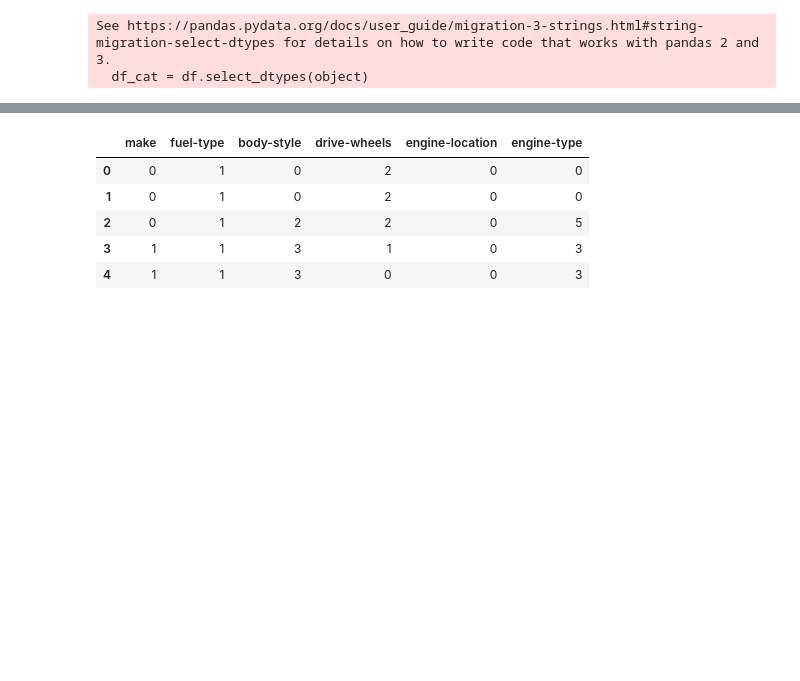
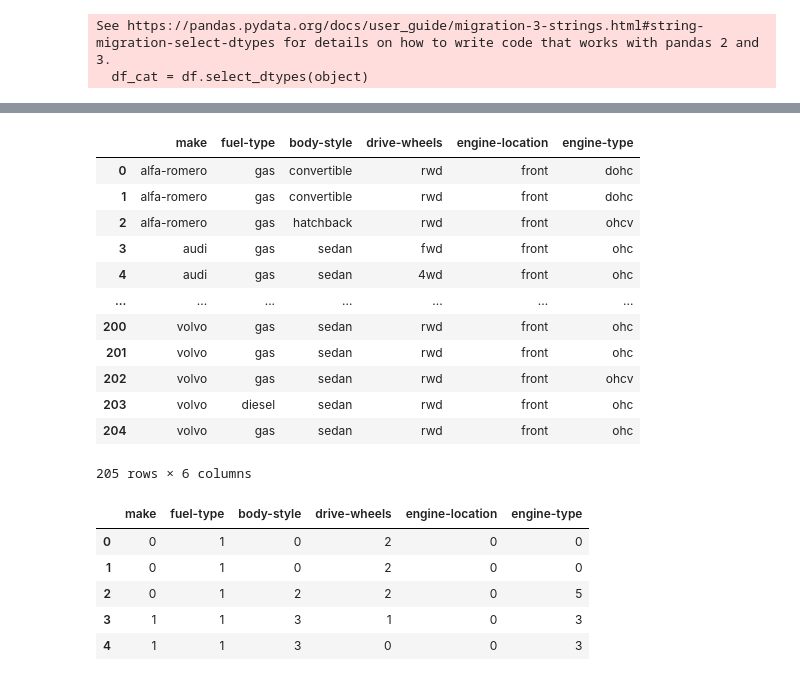
Before and after one commit to aryanp0603/Machine_Learning_Automobile_Model, a Jupyter notebook: 3.lab4.ipynb, the cells around one changed output, grey strips where cells are left out. Drawn from its saved outputs; the diff is of its cells as text; code cells hidden in the pictures; blank space fills up the shorter version.

```diff
--- a/3.lab4.ipynb
+++ b/3.lab4.ipynb
@@ -163,3 +179,19 @@ See https://pandas.pydata.org/docs/user_guide/migration-3-strings.html#string-mi
+# %%
+df_cat
+# %% [output]
+|  | make | fuel-type | body-style | drive-wheels | engine-location | engine-type |
+| 0 | alfa-romero | gas | convertible | rwd | front | dohc |
+| 1 | alfa-romero | gas | convertible | rwd | front | dohc |
+| 2 | alfa-romero | gas | hatchback | rwd | front | ohcv |
+| 3 | audi | gas | sedan | fwd | front | ohc |
+| 4 | audi | gas | sedan | 4wd | front | ohc |
+| ... | ... | ... | ... | ... | ... | ... |
+| 200 | volvo | gas | sedan | rwd | front | ohc |
+| 201 | volvo | gas | sedan | rwd | front | ohc |
+| 202 | volvo | gas | sedan | rwd | front | ohcv |
+| 203 | volvo | diesel | sedan | rwd | front | ohc |
+| 204 | volvo | gas | sedan | rwd | front | ohc |
+205 rows × 6 columns
 # %%
 from sklearn.preprocessing import LabelEncoder
 
```
Also changed, not shown: parts of 6 cells of this notebook.
